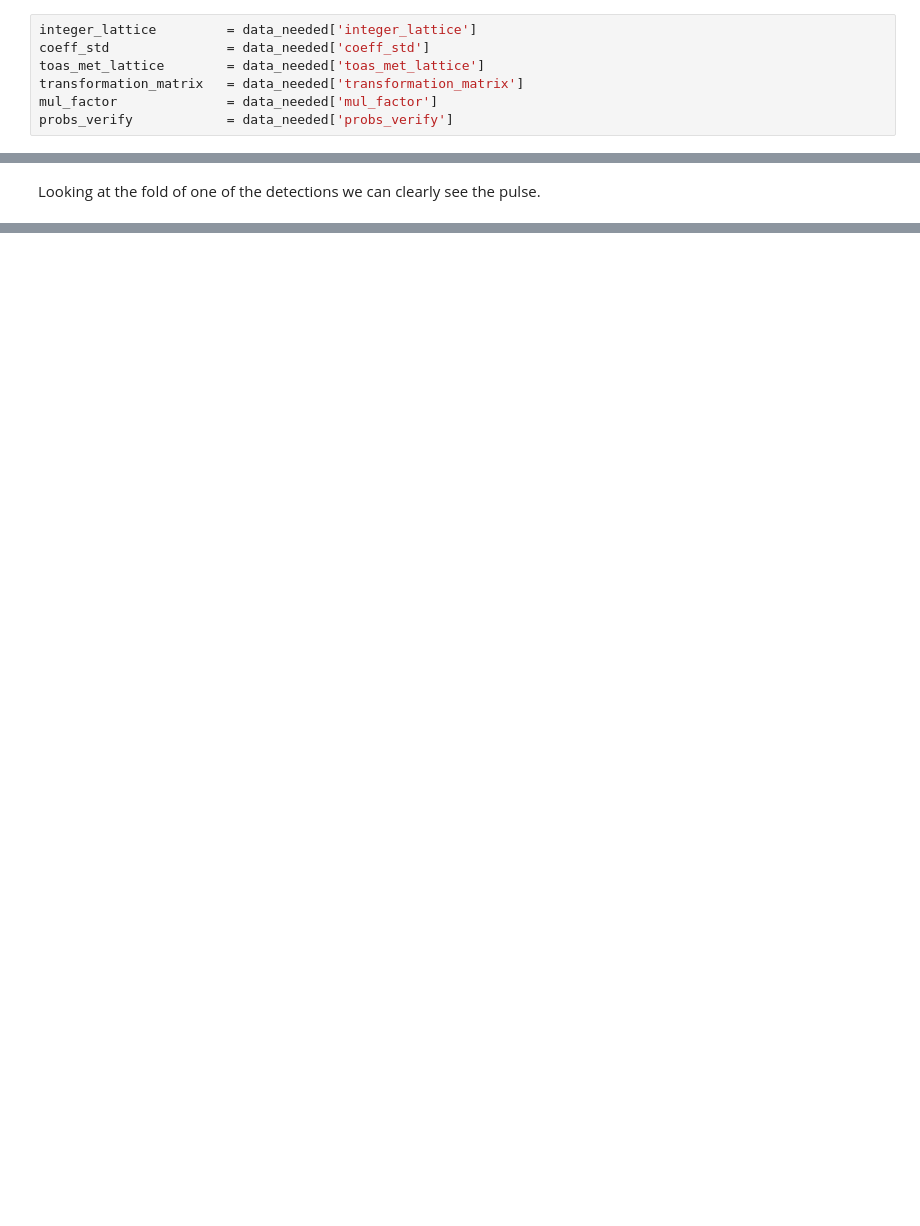
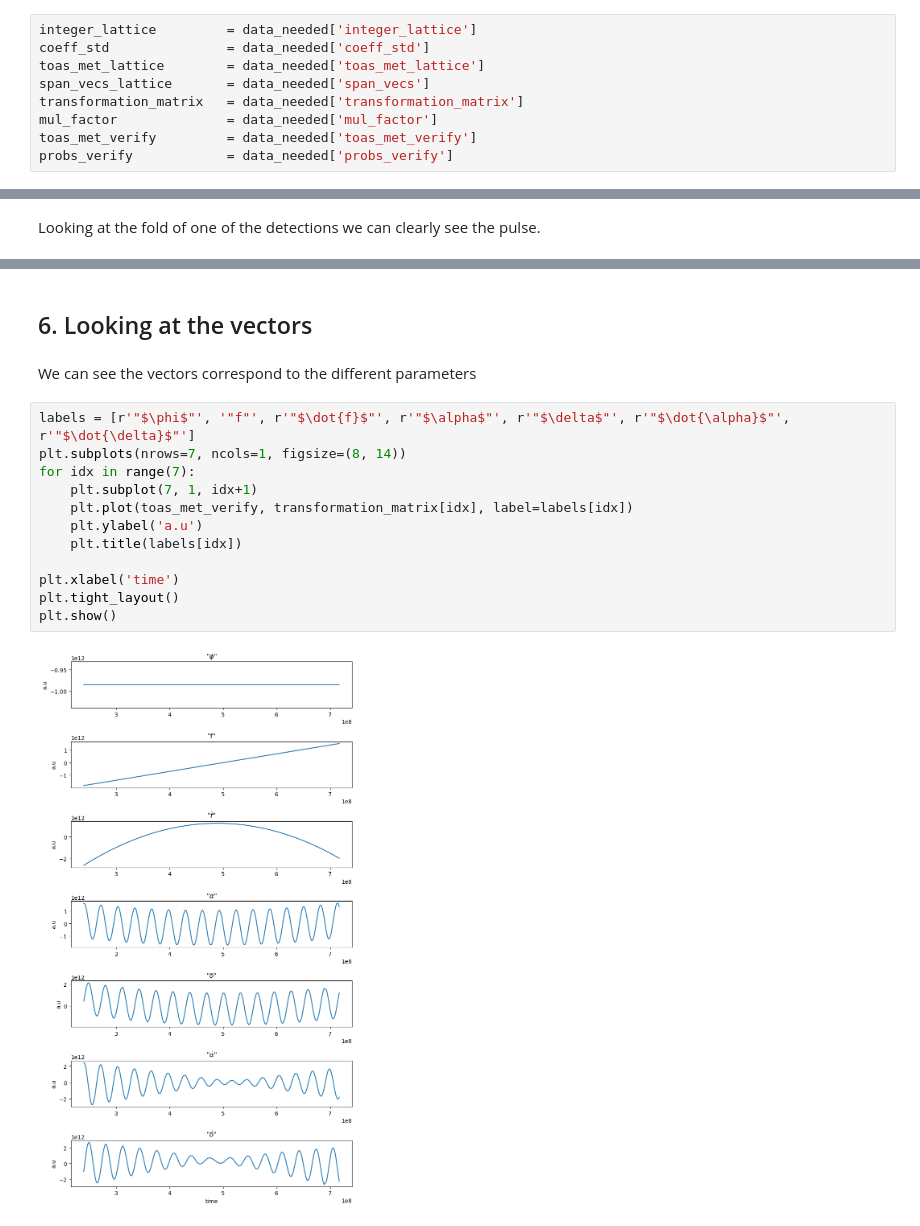
Before and after one commit to DotanGazith/pulsar-lattice-example, a Jupyter notebook: fermi_fold_demo_paper.ipynb, the cells around one changed output, grey strips where cells are left out. Saved outputs shown, nothing was run; the diff lists cells and outputs as text; blank space fills up the shorter version.

Commit message:
showing lattice vectors

```diff
--- a/fermi_fold_demo_paper.ipynb
+++ b/fermi_fold_demo_paper.ipynb
@@ -36,8 +36,10 @@ Data is orginised as follows:
 integer_lattice         = data_needed['integer_lattice']
 coeff_std               = data_needed['coeff_std']
 toas_met_lattice        = data_needed['toas_met_lattice']
+span_vecs_lattice       = data_needed['span_vecs']
 transformation_matrix   = data_needed['transformation_matrix']
 mul_factor              = data_needed['mul_factor']
+toas_met_verify         = data_needed['toas_met_verify']
 probs_verify            = data_needed['probs_verify']
 # %% [markdown]
 ## 3. Executing the lattice algorithm
@@ -123,0 +124,18 @@ plt.show()
+# %% [markdown]
+## 6. Looking at the vectors
+# %% [markdown]
+We can see the vectors correspond to the different parameters
+# %%
+labels = [r'"$\phi$"', '"f"', r'"$\dot{f}$"', r'"$\alpha$"', r'"$\delta$"', r'"$\dot{\alpha}$"', r'"$\dot{\delta}$"']
+plt.subplots(nrows=7, ncols=1, figsize=(8, 14))
+for idx in range(7):
+    plt.subplot(7, 1, idx+1)
+    plt.plot(toas_met_verify, transformation_matrix[idx], label=labels[idx])
+    plt.ylabel('a.u')
+    plt.title(labels[idx])
+
+plt.xlabel('time')
+plt.tight_layout()
+plt.show()
+# %% [output]
+[figure, added]
```
Also changed, not shown: parts of 4 cells of this notebook.
